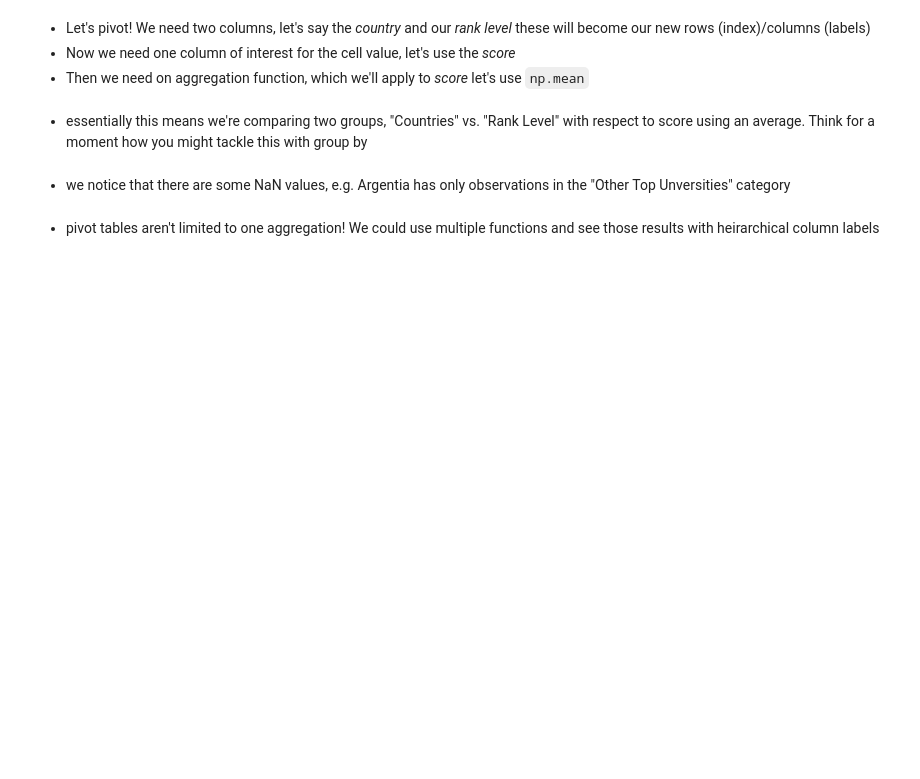
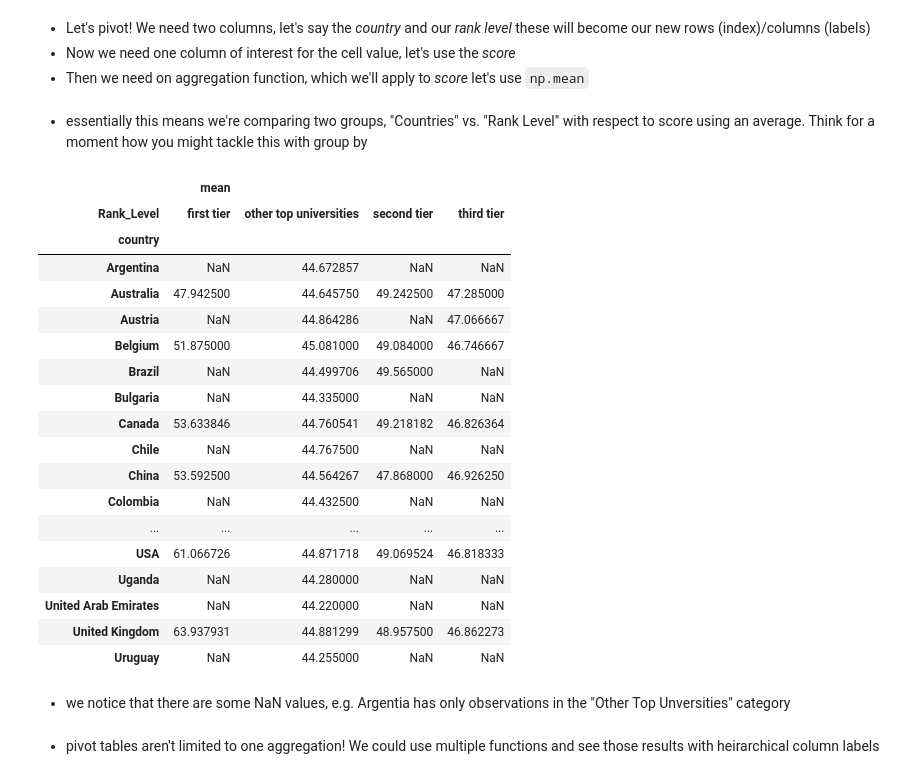
Before and after one commit to cab938/si330_fa20, a Jupyter notebook: 12_pivot.ipynb, the cells around one changed output. Cells and saved outputs as stored; diff of their text form; code cells hidden in the pictures; blank space fills up the shorter version.

```diff
--- a/12_pivot.ipynb
+++ b/12_pivot.ipynb
@@ -39,7 +53,30 @@ df.head()
 # %% [markdown]
 * essentially this means we're comparing two groups, "Countries" vs. "Rank Level" with respect to score using an average. Think for a moment how you might tackle this with group by
 # %%
-df.pivot_table(values='score', index='country', columns='Rank_Level', aggfunc=[np.mean]).head()
+df.pivot_table(values='score',
+               index='country',
+               columns='Rank_Level',
+               aggfunc=[np.mean])
+# %% [output]
+|  | mean |  |  |  |
+| Rank_Level | first tier | other top universities | second tier | third tier |
+| country |  |  |  |  |
+| Argentina | NaN | 44.672857 | NaN | NaN |
+| Australia | 47.942500 | 44.645750 | 49.242500 | 47.285000 |
+| Austria | NaN | 44.864286 | NaN | 47.066667 |
+| Belgium | 51.875000 | 45.081000 | 49.084000 | 46.746667 |
+| Brazil | NaN | 44.499706 | 49.565000 | NaN |
+| Bulgaria | NaN | 44.335000 | NaN | NaN |
+| Canada | 53.633846 | 44.760541 | 49.218182 | 46.826364 |
+| Chile | NaN | 44.767500 | NaN | NaN |
+| China | 53.592500 | 44.564267 | 47.868000 | 46.926250 |
+| Colombia | NaN | 44.432500 | NaN | NaN |
+| ... | ... | ... | ... | ... |
+| USA | 61.066726 | 44.871718 | 49.069524 | 46.818333 |
+| Uganda | NaN | 44.280000 | NaN | NaN |
+| United Arab Emirates | NaN | 44.220000 | NaN | NaN |
+| United Kingdom | 63.937931 | 44.881299 | 48.957500 | 46.862273 |
+| Uruguay | NaN | 44.255000 | NaN | NaN |
 # %% [markdown]
 * we notice that there are some NaN values, e.g. Argentia has only observations in the "Other Top Unversities" category
 # %% [markdown]
```
Also changed, not shown: parts of 8 cells of this notebook, 5 other files.
